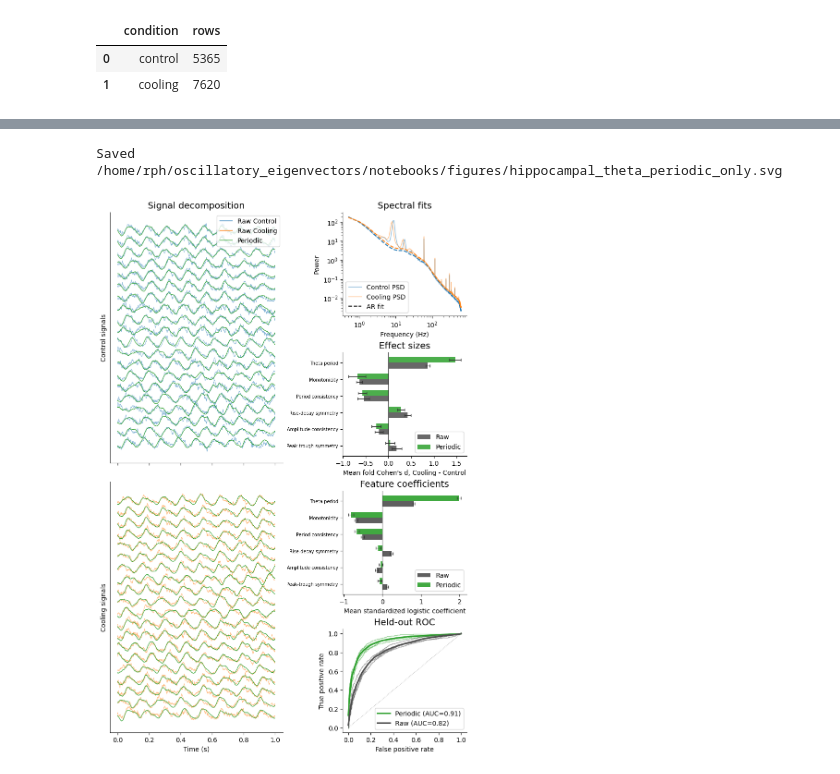
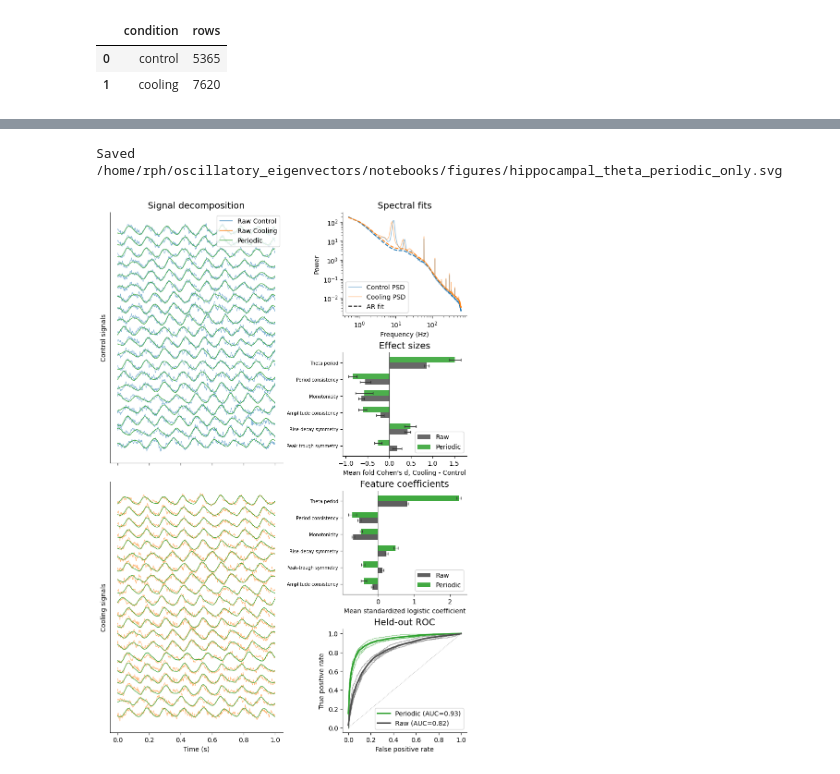
Before and after one commit to voytekresearch/oscillatory_eigenvectors, a Jupyter notebook: notebooks/15_hippocampal_theta_minimal_splits.ipynb, the cells around one changed output, grey strips where cells are left out. Cells and saved outputs as stored; diff of their text form; code cells hidden in the pictures.

```diff
--- a/notebooks/15_hippocampal_theta_minimal_splits.ipynb
+++ b/notebooks/15_hippocampal_theta_minimal_splits.ipynb
@@ -33,12 +33,10 @@ DANDI_DOWNSAMPLED_H5 = DANDI_DOWNSAMPLED_DIR / "dandi_000059_theta_trials_1250hz
 DANDI_DOWNSAMPLED_TRIALS = DANDI_DOWNSAMPLED_DIR / "dandi_000059_theta_trials_1250hz.csv"
 DANDI_RAW_TMP = ROOT / "notebooks/data/dandi/000059/raw_tmp"
 PERIODIC_MODE = "quadrature_phase"
-QUADRATURE_BALANCE_BAND = (5.0, 15.0)
-FEATURE_PIPELINE_VERSION = "within_channel_timing_v1"
-BALANCE_BAND_TAG = "-".join(f"{value:g}" for value in QUADRATURE_BALANCE_BAND)
+FEATURE_PIPELINE_VERSION = "within_channel_timing_v2_phase_transfer"
 TRAINING_CACHE_PATH = (
     ROOT / "notebooks/data/cache"
-    / f"15_hippocampal_theta_cv_{PERIODIC_MODE}_{BALANCE_BAND_TAG}_{FEATURE_PIPELINE_VERSION}.joblib"
+    / f"15_hippocampal_theta_cv_{PERIODIC_MODE}_{FEATURE_PIPELINE_VERSION}.joblib"
 )
 
 FS = 1250.0
@@ -262,7 +260,6 @@ RESULT_TABLES = (
 def _training_configuration():
     return {
         "periodic_mode": PERIODIC_MODE,
-        "quadrature_balance_band": QUADRATURE_BALANCE_BAND,
         "feature_pipeline_version": FEATURE_PIPELINE_VERSION,
         "fs": FS,
         "window_seconds": WINDOW_SECONDS,
@@ -505,7 +502,6 @@ def _run_fold(fold, X, split_labels, keep):
         fs=FS,
         psd_model=psd_model,
         periodic_mode=PERIODIC_MODE,
-        quadrature_balance_band=QUADRATURE_BALANCE_BAND,
     )
     osc.fit(X_train)
 
@@ -568,9 +564,7 @@ def _run_fold(fold, X, split_labels, keep):
         "powers_pos": osc.powers_pos_.copy(),
         "powers_fit_pos": osc.powers_fit_pos_.copy(),
         "periodic_mode": osc.periodic_mode,
-        "quadrature_balance_band": osc.quadrature_balance_band,
-        "quadrature_pivot_frequency": osc.quadrature_pivot_frequency_,
-        "quadrature_signs": osc.quadrature_signs_.copy(),
+        "periodic_phase_rule": "raw_phase_on_positive_amplitude_excess",
     }
 
     fit_ratio = osc.powers_pos_ / np.maximum(osc.powers_fit_pos_, 1e-12)
@@ -787,7 +781,6 @@ def _plot_spectrum_fit(ax):
             fs=FS,
             psd_model=psd_model,
             periodic_mode=PERIODIC_MODE,
-            quadrature_balance_band=QUADRATURE_BALANCE_BAND,
         )
         model.fit(X_condition)
 
@@ -896,34 +889,34 @@ def _plot_coefficients(ax, coefficients, feature_columns):
 def make_publication_figure(variant_name, scores, coefficients, feature_columns):
     fig = plt.figure(figsize=(8, 12), constrained_layout=True)
     gs = fig.add_gridspec(8, 2, width_ratios=[0.6, 0.4])
     ax_spectral_fit = fig.add_subplot(gs[:2, 1])
     ax_effect_sizes = fig.add_subplot(gs[2:4, 1])
     ax_coefficients = fig.add_subplot(gs[4:6, 1])
     ax_roc = fig.add_subplot(gs[6:, 1])
 
     _plot_spectrum_fit(ax_spectral_fit)
     _plot_effect_sizes(ax_effect_sizes, feature_columns)
     _plot_coefficients(ax_coefficients, coefficients, feature_columns)
     _plot_roc(ax_roc, scores)
     _plot_raw_periodic_trace_panel(fig, gs[:, 0], **TRACE_PANEL_KWARGS)
 
     out = PUBLICATION_FIGURE_DIR / f"hippocampal_theta_{variant_name}.svg"
     fig.savefig(out, bbox_inches="tight")
     print(f"Saved {out}")
     return fig
 
 
 fig_periodic_only = make_publication_figure(
     "periodic_only",
     publication_periodic_only_scores,
     publication_periodic_only_coefficients,
     THETA_PERIODIC_FEATURES,
 )
 
 plt.show()
 # %% [output]
 Saved /home/rph/oscillatory_eigenvectors/notebooks/figures/hippocampal_theta_periodic_only.svg
-[figure, old version]
+[figure, new version]
 # %%
 
 AR_ORDER = 80
```
Also changed, not shown: parts of 5 cells of this notebook, 1 other file.
